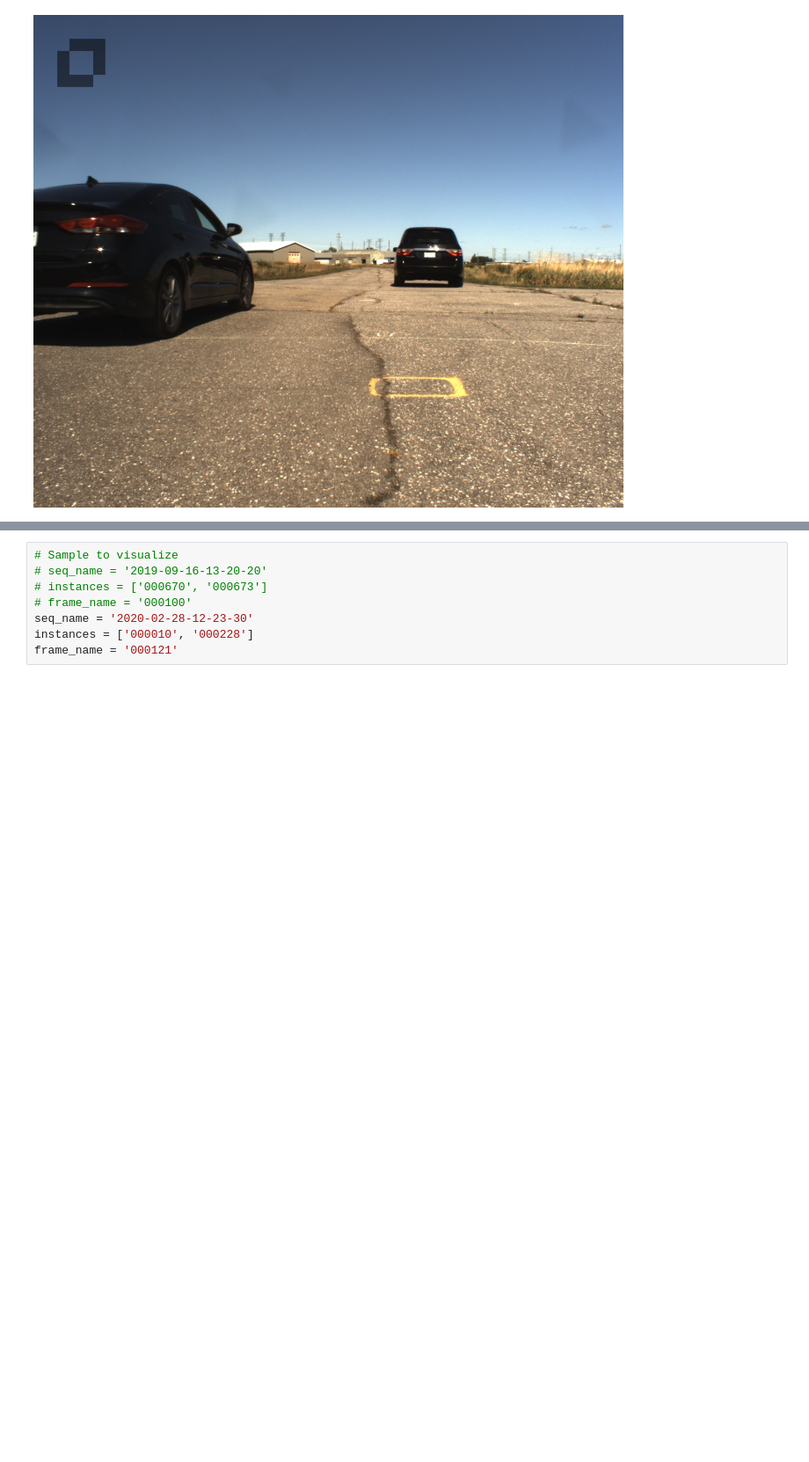
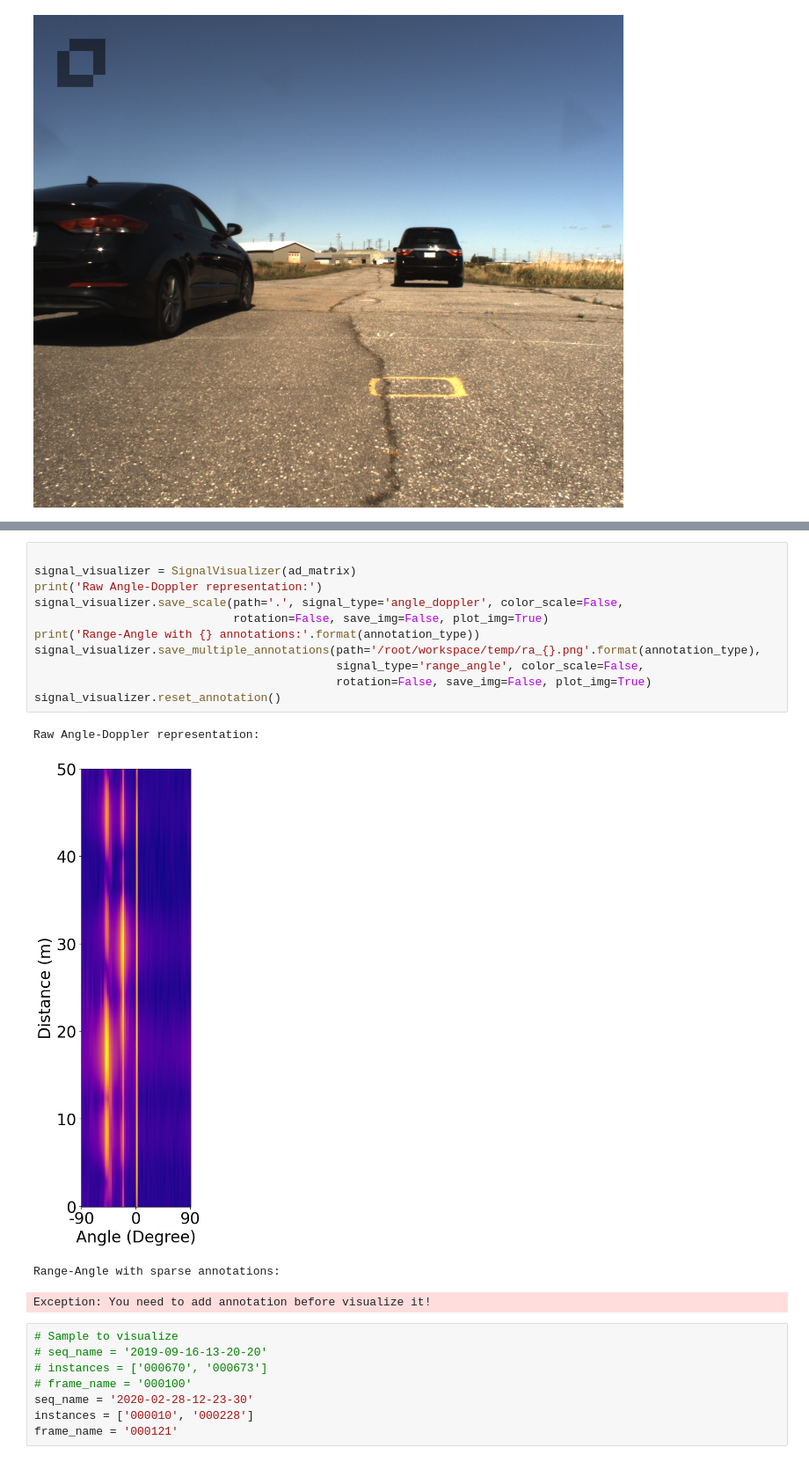
Before and after one commit to YahiDar/carrada_dataset, a Jupyter notebook: carrada_dataset/visualize_samples.ipynb, the cells around one changed output, grey strips where cells are left out. Shown at 88% size. Cells and saved outputs as stored; diff of their text form; blank space fills up the shorter version.

```diff
--- a/carrada_dataset/visualize_samples.ipynb
+++ b/carrada_dataset/visualize_samples.ipynb
@@ -72,3 +128,19 @@ Camera image of the scene 2019-09-16-13-18-33, frame 000100
+# %%
+
+signal_visualizer = SignalVisualizer(ad_matrix)
+print('Raw Angle-Doppler representation:')
+signal_visualizer.save_scale(path='.', signal_type='angle_doppler', color_scale=False,
+                             rotation=False, save_img=False, plot_img=True)
+print('Range-Angle with {} annotations:'.format(annotation_type))
+signal_visualizer.save_multiple_annotations(path='/root/workspace/temp/ra_{}.png'.format(annotation_type),
+                                            signal_type='range_angle', color_scale=False,
+                                            rotation=False, save_img=False, plot_img=True)
+signal_visualizer.reset_annotation()
+# %% [output]
+Raw Angle-Doppler representation:
+[figure, added]
+Range-Angle with sparse annotations:
+Exception: You need to add annotation before visualize it!
 # %%
 # Sample to visualize
 # seq_name = '2019-09-16-13-20-20'
```
Also changed, not shown: parts of 8 cells of this notebook.
